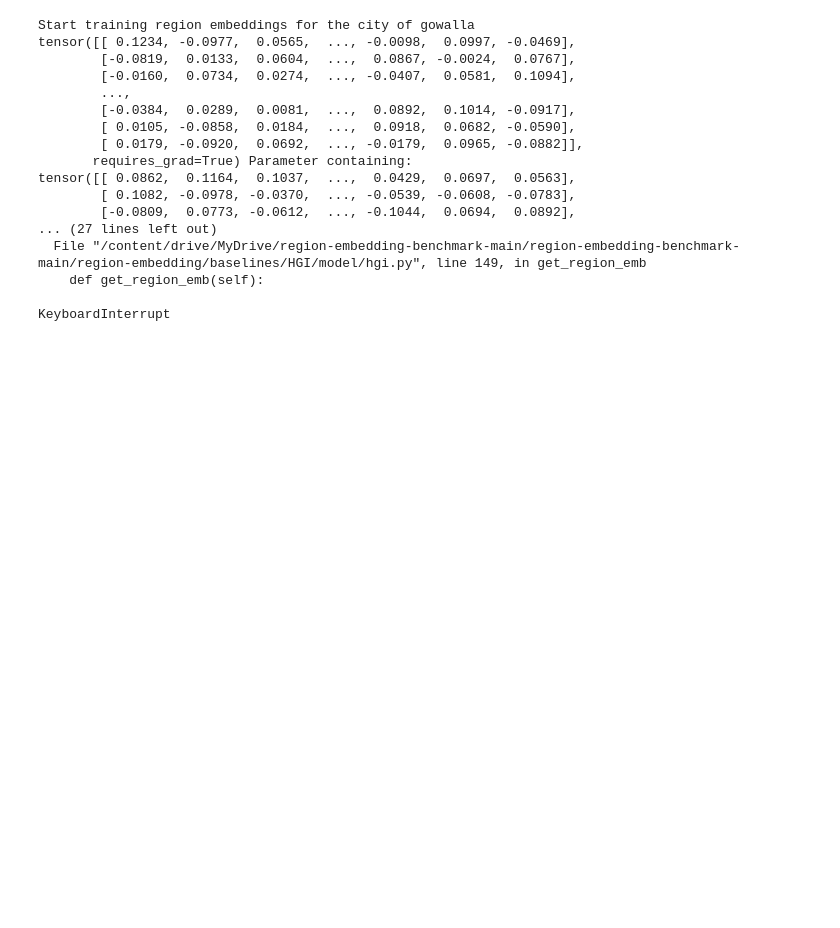
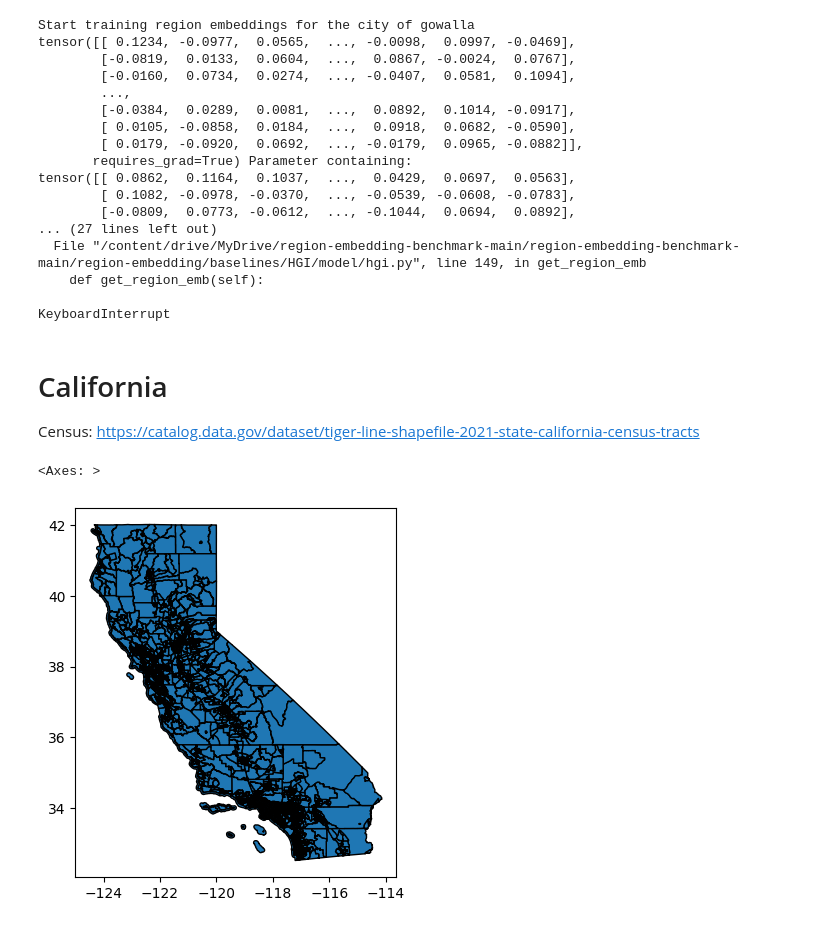
Before and after one commit to TarikSalles/POC-MTLPOI-Embeddings, a Jupyter notebook: HGI.ipynb, the cells around one changed output. Drawn from its saved outputs; the diff is of its cells as text; code cells hidden in the pictures; blank space fills up the shorter version.

```diff
--- a/HGI.ipynb
+++ b/HGI.ipynb
@@ -1233,3 +1240,8 @@ tensor([[ 0.0862,  0.1164,  0.1037,  ...,  0.0429,  0.0697,  0.0563],
     def get_region_emb(self):
 
 KeyboardInterrupt
+# %% [markdown]
+# California
+
+
+Census: https://catalog.data.gov/dataset/tiger-line-shapefile-2021-state-california-census-tracts
@@ -1235,0 +1254,11 @@ KeyboardInterrupt
+# %%
+import os
+import geopandas as gpd
+
+arquivos = [os.path.join("/content", f) for f in os.listdir("/content") if f.endswith(".shp")]
+arquivo = max(arquivos, key=os.path.getmtime)
+tl = gpd.read_file(arquivo).to_crs("EPSG:4326")
+tl.plot(edgecolor="black")
+# %% [output]
+<Axes: >
+[figure, added]
```
Also changed, not shown: parts of 29 cells of this notebook.
